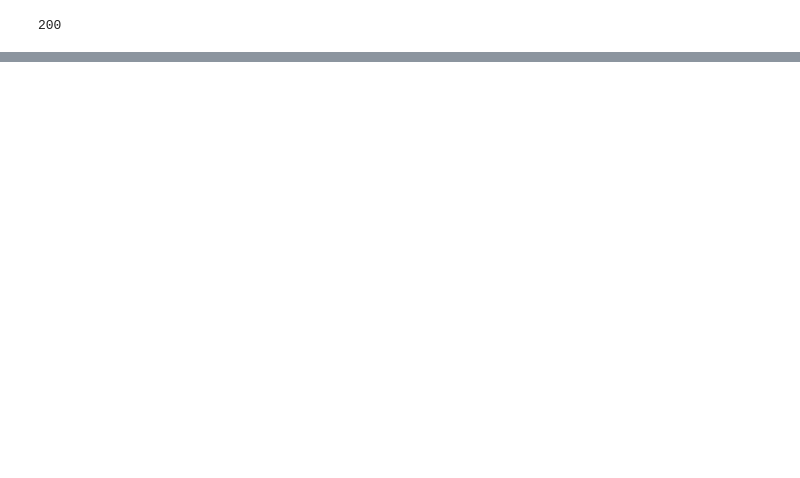
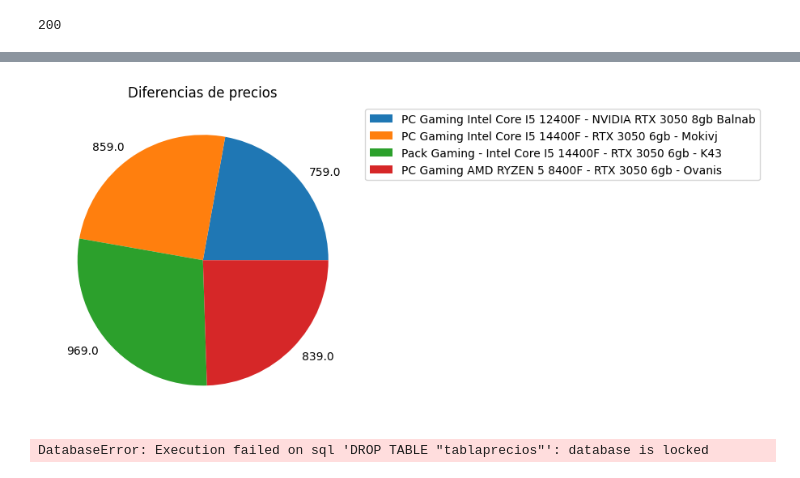
Before and after one commit to 4GeeksAcademy/Antonio27M-proyectweb-scraping, a Jupyter notebook: src/explore.es.ipynb, the cells around one changed output, grey strips where cells are left out. Cells and saved outputs as stored; diff of their text form; code cells hidden in the pictures; blank space fills up the shorter version.

```diff
--- a/src/explore.es.ipynb
+++ b/src/explore.es.ipynb
@@ -55,0 +46,16 @@ df
+# %%
+plt.figure(figsize=(5,10))
+plt.pie(df['price'],labels=df['price'], colors=None)
+plt.legend(df['name'], loc='upper left', bbox_to_anchor=(1, 1))
+plt.title('Diferencias de precios')
+plt.show()
+# %% [output]
+[figure, added]
+# %%
+datos = sqlite3.connect("precios.gamingdf")
+df.to_sql("tablaprecios", datos, if_exists="replace", index=False)
+cur = datos.cursor()
+cur.execute('SELECT * FROM tablaprecios')
+#Dice que mi database esta cerrada pero no encuentro el error
+# %% [output]
+DatabaseError: Execution failed on sql 'DROP TABLE "tablaprecios"': database is locked
```
Also changed, not shown: parts of 5 cells of this notebook, 1 other file.
